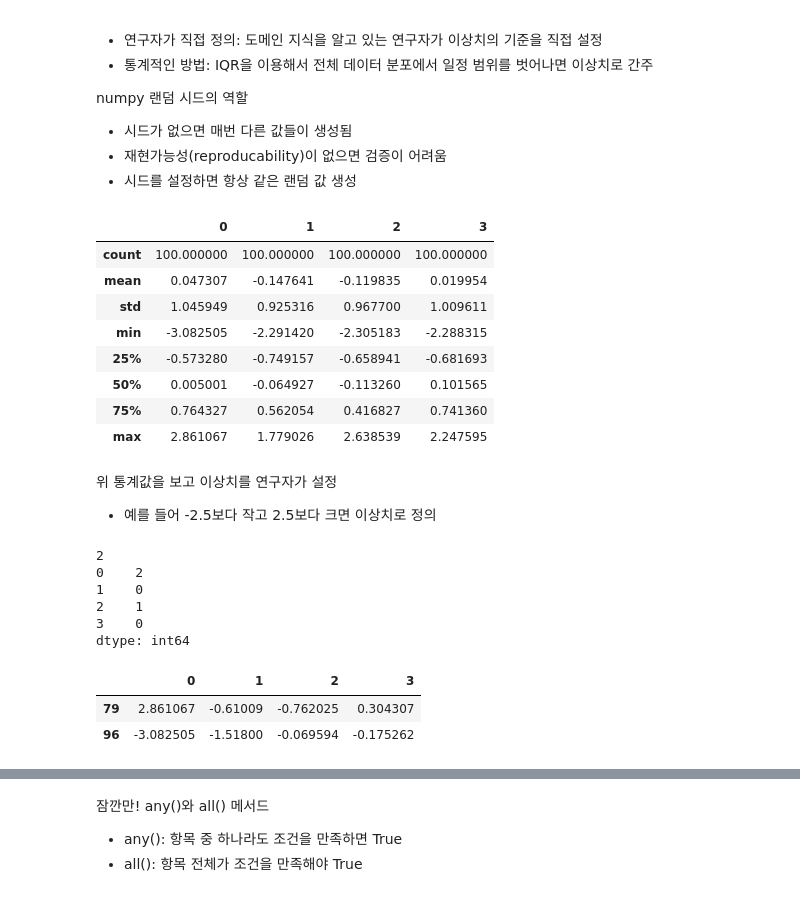
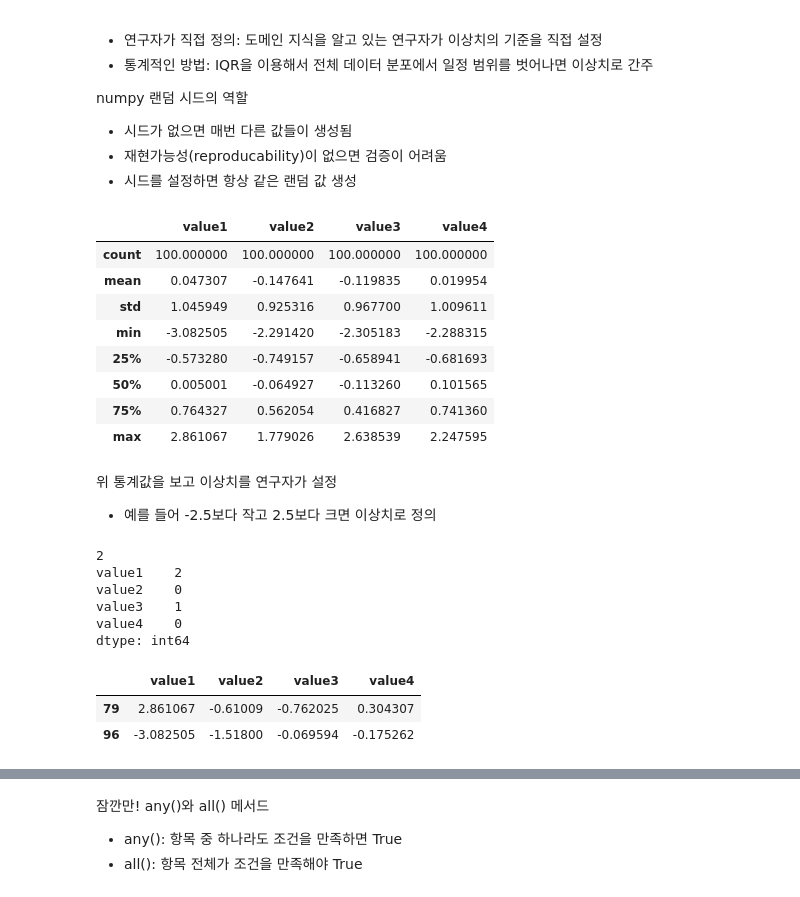
Before and after one commit to IntelligentAgentLab/Lectures, a Jupyter notebook: DataAnalysis/06_DataPreparation.ipynb, the cells around one changed output, grey strips where cells are left out. Saved outputs shown, nothing was run; the diff lists cells and outputs as text; code cells hidden in the pictures.

```diff
--- a/DataAnalysis/06_DataPreparation.ipynb
+++ b/DataAnalysis/06_DataPreparation.ipynb
@@ -415,11 +415,11 @@ import numpy as np
 np.random.seed(7) # 시드 설정
 # %%
 # 표준정규분포로부터 값을 샘플링
-df = pd.DataFrame(np.random.randn(100, 4))
+df = pd.DataFrame(np.random.randn(100, 4), columns=['value1', 'value2', 'value3', 'value4'])
 # 분포를 확인
 df.describe()
 # %% [output]
-|  | 0 | 1 | 2 | 3 |
+|  | value1 | value2 | value3 | value4 |
 | count | 100.000000 | 100.000000 | 100.000000 | 100.000000 |
 | mean | 0.047307 | -0.147641 | -0.119835 | 0.019954 |
 | std | 1.045949 | 0.925316 | 0.967700 | 1.009611 |
@@ -433,20 +433,20 @@ df.describe()
 - 예를 들어 -2.5보다 작고 2.5보다 크면 이상치로 정의
 # %%
 # 열 0의 이상치 개수 확인
-print(((df[0] > 2.5) | (df[0] < -2.5)).sum())
+print(((df['value1'] > 2.5) | (df['value1'] < -2.5)).sum())
 # 전체 데이터프레임의 이상치 개수를 열 별로 확인
 print(((df > 2.5) | (df < -2.5)).sum())
 # %% [output]
 2
-0    2
-1    0
-2    1
-3    0
+value1    2
+value2    0
+value3    1
+value4    0
 dtype: int64
 # %%
 # df[0]의 값 중에서 2.5보다 크거나, -2.5보다 작은 값이 있는 행을 출력
-df[(df[0] > 2.5) | (df[0] < -2.5)]
+df[(df['value1'] > 2.5) | (df['value1'] < -2.5)]
 # %% [output]
-|  | 0 | 1 | 2 | 3 |
+|  | value1 | value2 | value3 | value4 |
 | 79 | 2.861067 | -0.61009 | -0.762025 | 0.304307 |
 | 96 | -3.082505 | -1.51800 | -0.069594 | -0.175262 |
```
Also changed, not shown: parts of 29 cells of this notebook.
